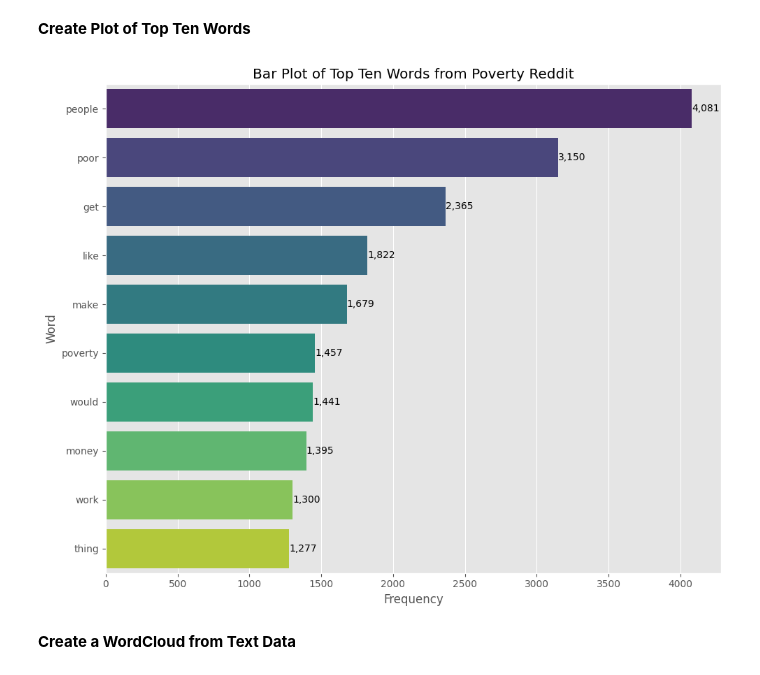
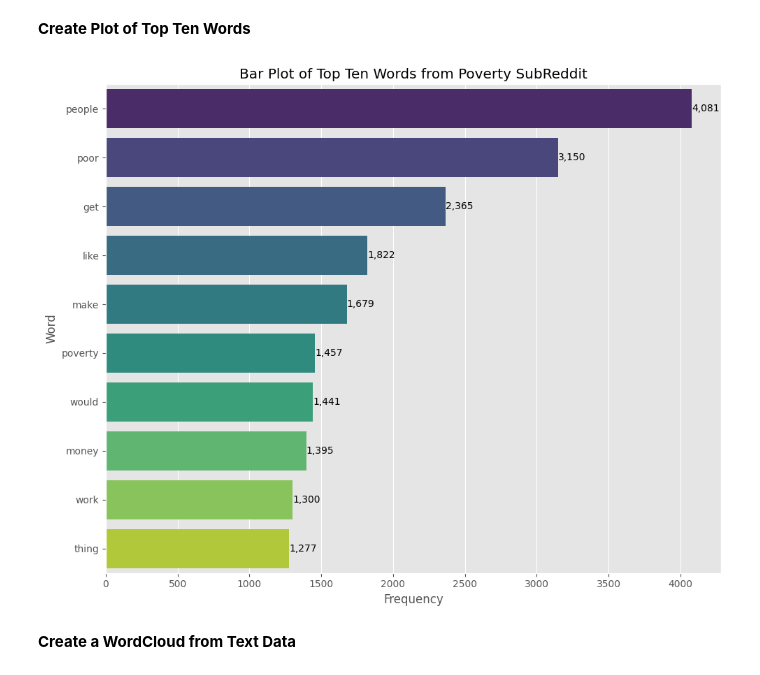
Before and after one commit to wwwinters/msds640assignment6, a Jupyter notebook: notebooks/wwinters_assignment6.ipynb, the cells around one changed output. Saved outputs shown, nothing was run; the diff lists cells and outputs as text; code cells hidden in the pictures.

```diff
--- a/notebooks/wwinters_assignment6.ipynb
+++ b/notebooks/wwinters_assignment6.ipynb
@@ -288,15 +288,15 @@ plot_list
 **Create Plot of Top Ten Words**
 # %%
 fig, ax = plt.subplots(figsize=(10,8))
-ax.set(xlabel='Frequency', ylabel = 'Word', title = 'Bar Plot of Top Ten Words from Poverty Reddit')
+ax.set(xlabel='Frequency', ylabel = 'Word', title = 'Bar Plot of Top Ten Words from Poverty SubReddit')
 sns.barplot(x='Frequency', y='Word', data=plot_list, palette='viridis')
 for container in ax.containers:
     ax.bar_label(container, labels=[f'{x:,.0f}' for x in container.datavalues])
 plt.tight_layout()
 plt.show()
 fig.savefig('figures/barplotWordCount.png', bbox_inches='tight', dpi=300)
 # %% [output]
-[figure, old version]
+[figure, new version]
 # %% [markdown]
 **Create a WordCloud from Text Data**
 # %%
```
Also changed, not shown: parts of 11 cells of this notebook, 10 other files.
